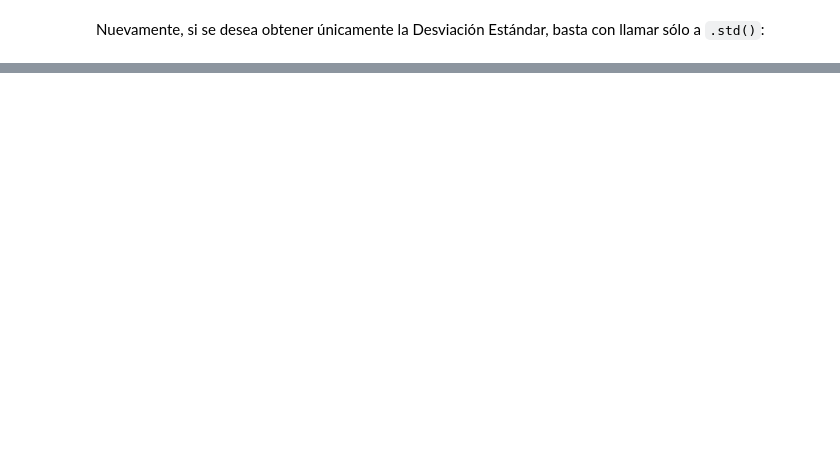
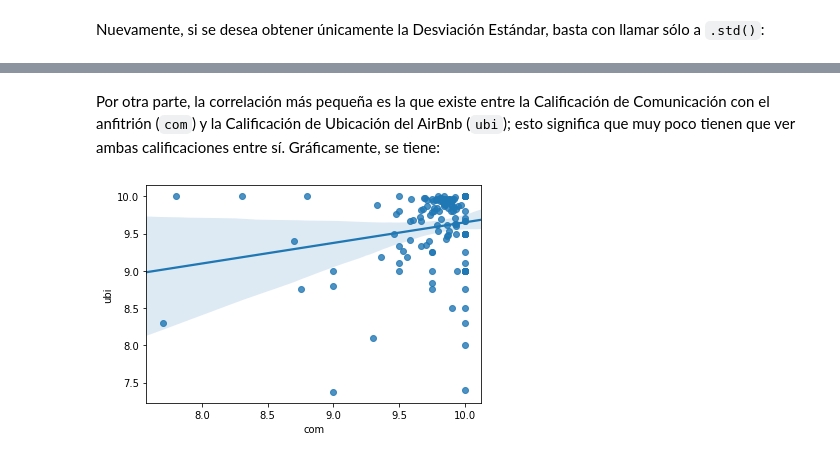
Before and after one commit to CentroGeo/curso-geoinformatica-2, a Jupyter notebook: 06_regionalizacion/06_parte2.ipynb, the cells around one changed output, grey strips where cells are left out. Cells and saved outputs as stored; diff of their text form; code cells hidden in the pictures; blank space fills up the shorter version.

```diff
--- a/06_regionalizacion/06_parte2.ipynb
+++ b/06_regionalizacion/06_parte2.ipynb
@@ -149,0 +423,6 @@ Lo tabla anterior también permite dar una primera idea de cuál es la variació
+# %% [markdown]
+Por otra parte, la correlación más pequeña es la que existe entre la Calificación de Comunicación con el anfitrión (`com`) y la Calificación de Ubicación del AirBnb (`ubi`); esto significa que muy poco tienen que ver ambas calificaciones entre sí. Gráficamente, se tiene:
+# %%
+_ = sns.regplot(x = 'com' , y = 'ubi' , data = airbnb)
+# %% [output]
+[figure, added]
```
Also changed, not shown: parts of 40 cells of this notebook, 38 other files.
